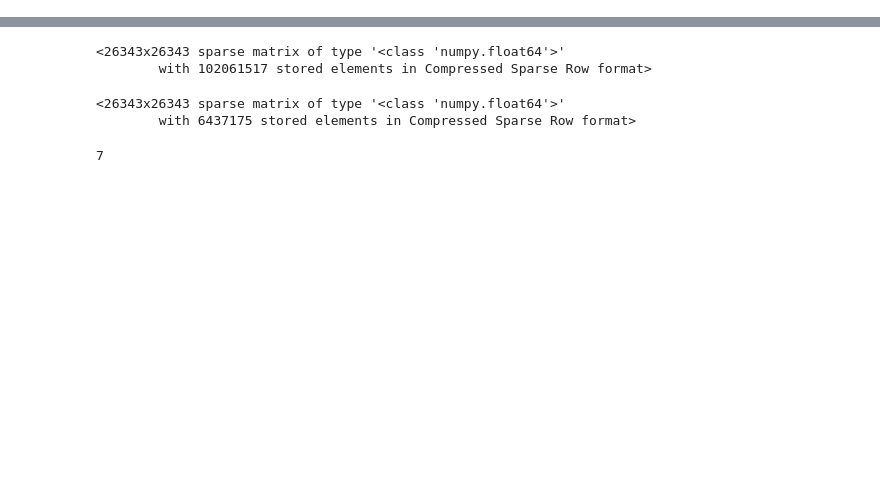
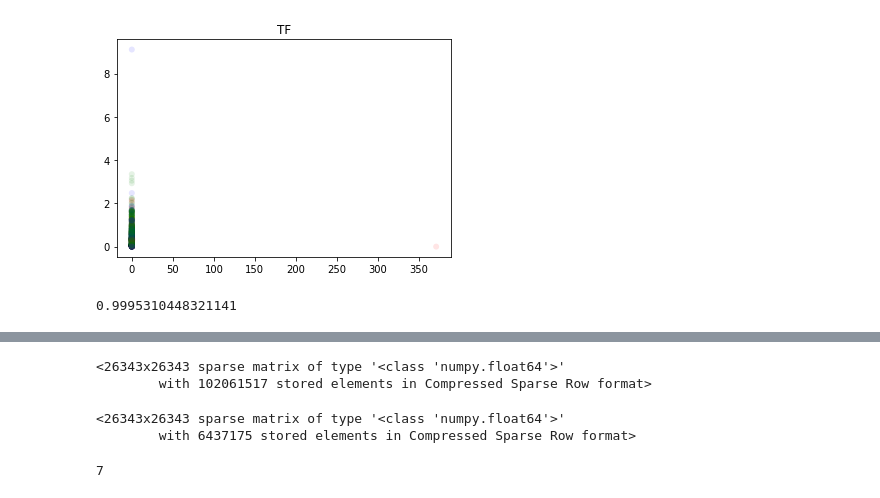
Before and after one commit to UFMG-Database-lab/TGA, a Jupyter notebook: ipython/c-bow-features.ipynb, the cells around one changed output, grey strips where cells are left out. Saved outputs shown, nothing was run; the diff lists cells and outputs as text; code cells hidden in the pictures; blank space fills up the shorter version.

```diff
--- a/ipython/c-bow-features.ipynb
+++ b/ipython/c-bow-features.ipynb
@@ -27,0 +229,7 @@ def read_dataset(pathname):
+# %%
+X_embedded = svd.fit_transform(X_TF)
+plt.scatter(X_embedded[:,0], X_embedded[:,1], linewidth=0, c=[ colors[y_] for y_ in scores ], alpha=0.1)
+plt.title('TF')
+plt.show()
+# %% [output]
+[figure, added]
@@ -27,0 +310,6 @@ def read_dataset(pathname):
+# %%
+from sklearn.metrics import f1_score
+
+f1_score(scores, y_pred, average='micro')
+# %% [output]
+0.9995310448321141
```
Also changed, not shown: parts of 72 cells of this notebook, 5 other files.
